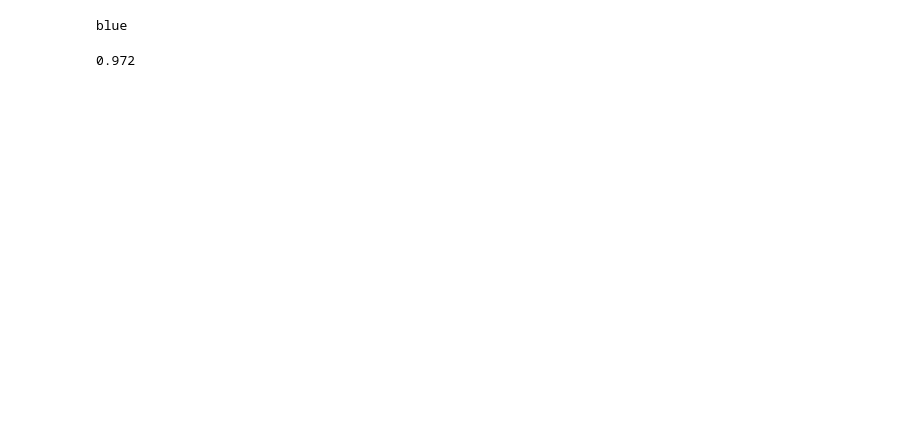
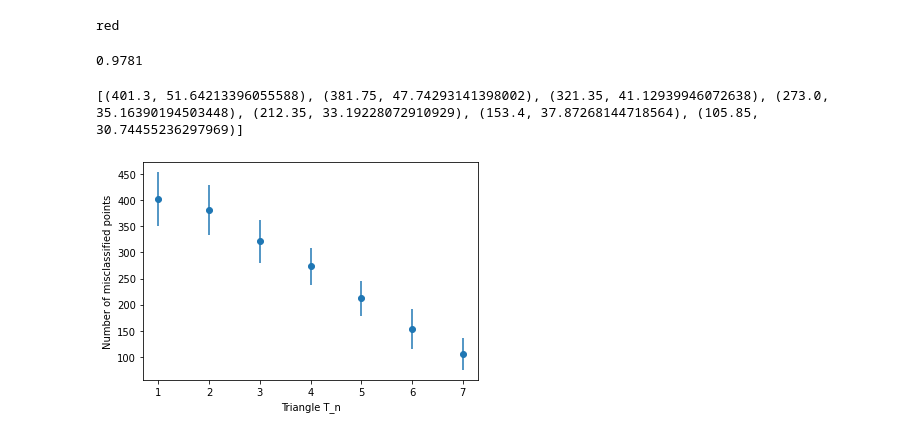
Before and after one commit to sohiyel/SCIP-3-5, a Jupyter notebook: Assignment3.ipynb, the cells around one changed output. Cells and saved outputs as stored; diff of their text form; code cells hidden in the pictures; blank space fills up the shorter version.

Commit message:
Testing triangle functions

```diff
--- a/Assignment3.ipynb
+++ b/Assignment3.ipynb
@@ -73,16 +71,56 @@ def find_KNN(df, point, k):
     return df[:k]
 # %%
 point = pd.DataFrame([[6,6]],columns=['x','y'])
-print(findKNN(df,point.iloc[0],4)['color'].mode()[0])
+print(find_KNN(df,point.iloc[0],4)['color'].mode()[0])
 # %% [output]
-blue
+red
 # %%
-testPoints = generate_points(1000)
+testPoints = generate_points(10000)
 nOfTrueColors = 0
 for index, row in testPoints.iterrows():
-    knnColor = findKNN(df, row, 4)['color'].mode()[0]
+    knnColor = find_KNN(df, row, 5)['color'].mode()[0]
     if knnColor == row['color']:
         nOfTrueColors += 1
-print(nOfTrueColors/1000)
+print(nOfTrueColors/10000)
 # %% [output]
-0.972
+0.9781
+# %%
+def test_triangle(triangles,repeats):
+  outcome = [] #array of tuples containing (average,standard deviation)
+  global path
+  global codes
+  for triangle in triangles:
+    path = Path(triangle,codes)
+    repeatOutcomes = []
+    for r in range(repeats):  #repeat the experiment repeats # of times
+      S = generate_points(nOfPoints)
+      testPoints = generate_points(10000)
+      misclass = 0
+      for index, row in testPoints.iterrows():  #count the misclassifications
+        knnColor = find_KNN(S, row, 5)['color'].mode()[0]
+        if knnColor != row['color']:
+          misclass += 1
+      repeatOutcomes.append(misclass)
+    outcome.append((np.average(repeatOutcomes),np.std(repeatOutcomes)))
+  return outcome
+# %%
+triangles = [[(1,1),(9,9),(9,1),(0,0)],
+             [(1.5,1.5),(8.5,8.5),(8.5,1.5),(0,0)],
+             [(2,2),(8,8),(8,2),(0,0)],
+             [(2.5,2.5),(7.5,7.5),(7.5,2.5),(0,0)],
+             [(3,3),(7,7),(7,3),(0,0)],
+             [(3.5,3.5),(6.5,6.5),(6.5,3.5),(0,0)],
+             [(4,4),(6,6),(6,4),(0,0)]
+             ]
+triangle_outcome = test_triangle(triangles,20)
+print(triangle_outcome)
+# %% [output]
+[(401.3, 51.64213396055588), (381.75, 47.74293141398002), (321.35, 41.12939946072638), (273.0, 35.16390194503448), (212.35, 33.19228072910929), (153.4, 37.87268144718564), (105.85, 30.74455236297969)]
+# %%
+triangles_x = np.array(range(1,len(triangles)+1))
+plt.errorbar(triangles_x,[y[0] for y in triangle_outcome],[yerr[1] for yerr in triangle_outcome], linestyle='None',marker='o')
+plt.xlabel("Triangle T_n")
+plt.ylabel("Number of misclassified points")
+plt.show()
+# %% [output]
+[figure, added]
```
Also changed, not shown: parts of 4 cells of this notebook.
